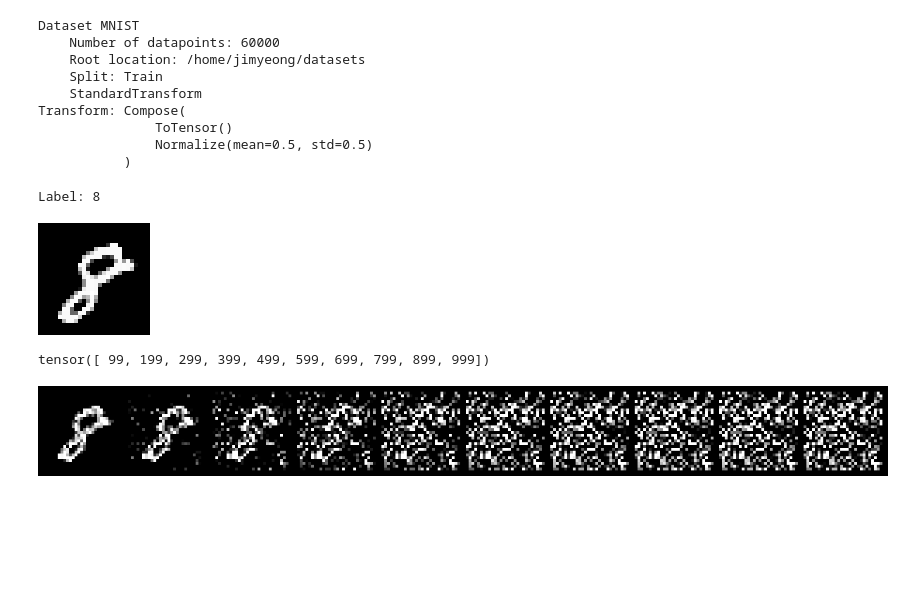
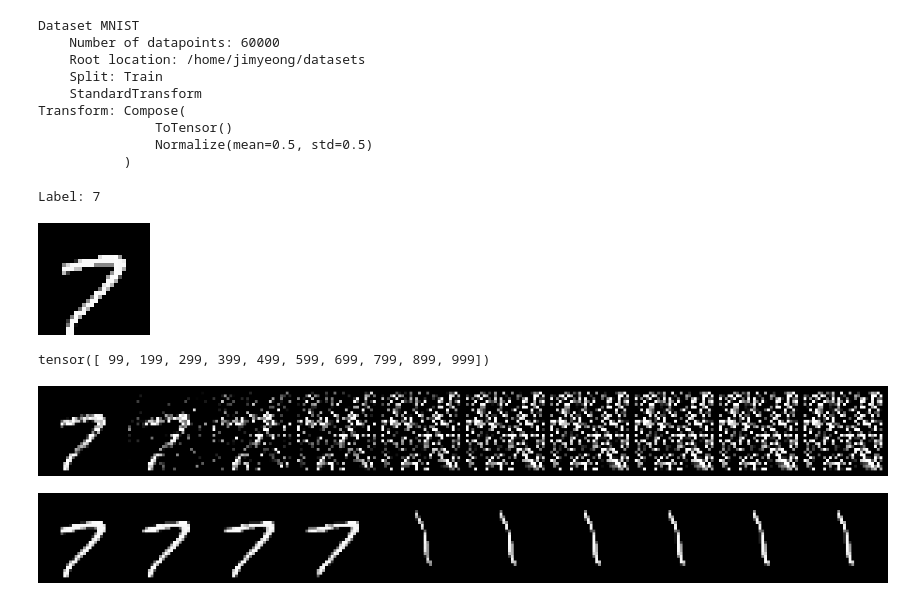
Before and after one commit to Thxios/diffusion-models, a Jupyter notebook: notebooks/interpolate.ipynb, the cells around one changed output. Cells and saved outputs as stored; diff of their text form; code cells hidden in the pictures; blank space fills up the shorter version.

Commit message:
image editing/inpainting test

```diff
--- a/notebooks/interpolate.ipynb
+++ b/notebooks/interpolate.ipynb
@@ -241,13 +250,13 @@ Transform: Compose(
                Normalize(mean=0.5, std=0.5)
            )
 # %%
-sample_idx = 12353
+sample_idx = 123
 sample_x, sample_y = ds[sample_idx]
 print(f"Label: {sample_y}")
 tensor2image(sample_x, resize_factor=4)
 # %% [output]
-Label: 8
+Label: 7
-[figure, old version]
+[figure, new version]
 # %%
 noise = torch.randn_like(sample_x)
 n_perturb_steps = 10
@@ -260,4 +269,16 @@ perturbed = sample_x.unsqueeze(0).repeat_interleave(n_perturb_steps, dim=0)
 perturbed = scheduler.diffuse(perturbed, perturb_steps, noise)
 tensor2image(make_grid(perturbed.cpu(), nrow=n_perturb_steps), resize_factor=4)
 # %% [output]
-[figure, old version]
+[figure, new version]
+# %%
+target_cls = 1
+pred_fn = model.get_pred_fn(cond=torch.tensor([target_cls], device=device))
+rets = []
+for i, step in enumerate(perturb_steps):
+    perturbed_x = perturbed[i].unsqueeze(0).to(device)
+    ret = sampler.sample(perturbed_x, scheduler, pred_fn, initial_timestep=step)
+    rets.append(ret[0].cpu())
+img = tensor2image(make_grid(rets, nrow=n_perturb_steps), resize_factor=4)
+display(img)
+# %% [output]
+[figure, added]
```
Also changed, not shown: parts of 12 cells of this notebook.
